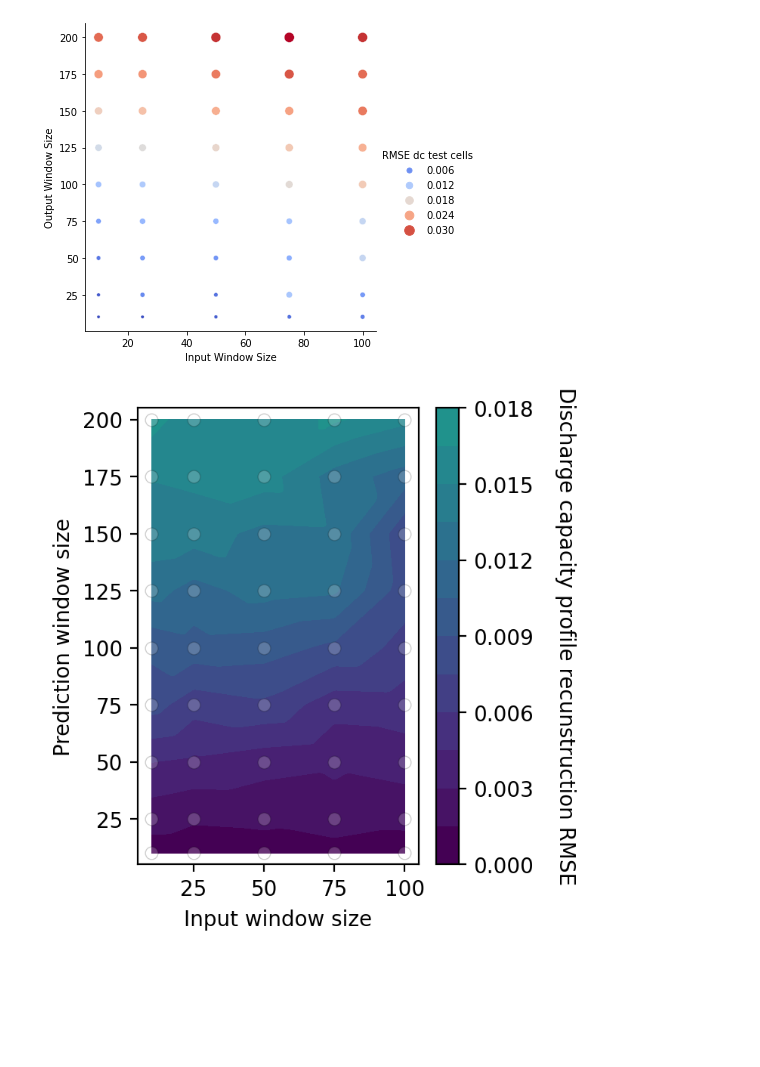
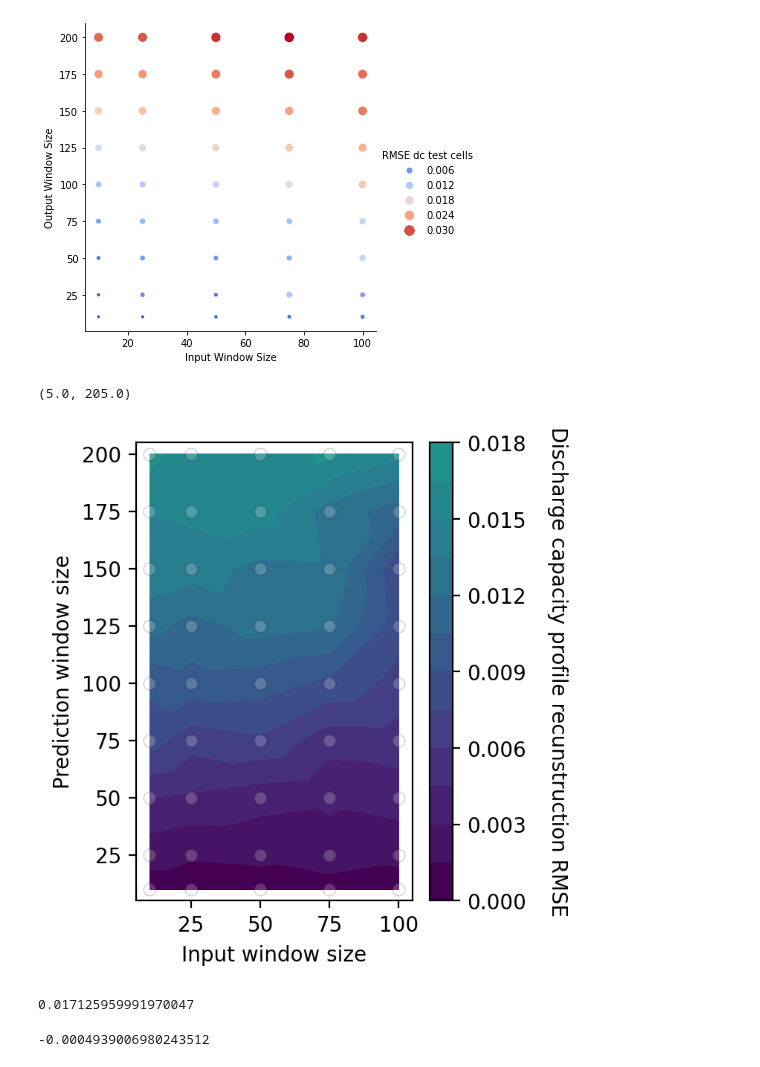
Before and after one commit to TRI-AMDD/bye-cycle, a Jupyter notebook: examples/DNN_model_cut_off.ipynb, the cells around one changed output. Drawn from its saved outputs; the diff is of its cells as text; code cells hidden in the pictures; blank space fills up the shorter version.

```diff
--- a/examples/DNN_model_cut_off.ipynb
+++ b/examples/DNN_model_cut_off.ipynb
@@ -672,34 +646,35 @@ sns.relplot(
 # %%
 import scipy.stats as sps
 xmin = 10
 xmax = 100
 ymin = 10
 ymax = 200
 X, Y = np.mgrid[xmin:xmax:100j, ymin:ymax:100j]
 fig, ax = plt.subplots(dpi=200, figsize=(3,4))
 
 from scipy.interpolate import griddata
 # npts = 1000
 px, py = np.random.choice(df['Input Window Size'], npts), np.random.choice(df['Output Window Size'], npts)
-Ti = griddata((df['Input Window Size'], df['Output Window Size']),df['RMSE dc test cells'], (X, Y), method='linear')
-im = ax.contourf(X, Y, Ti, levels=npts, vmin=vmin, vmax=vmax)
+Ti_DNN = griddata((df['Input Window Size'], df['Output Window Size']),df['RMSE dc test cells'], (X, Y), method='linear')
+im = ax.contourf(X, Y, Ti_DNN, levels=npts, vmin=vmin, vmax=vmax)
 
 sns.scatterplot(
     data=df,
     x=df['Input Window Size'], y=df['Output Window Size'],
 #     size=df['RMSE dc test cells']
     ax=ax,
     color='white',
     edgecolor='k',
     alpha = alpha
 )
 
 cbar = fig.colorbar( im, orientation='vertical')
 cbar.set_label('Discharge capacity profile recunstruction RMSE', rotation=270, labelpad=20)
 ax.set_xlabel('Input window size')
 ax.set_ylabel('Prediction window size')
 ax.set_xlim([xmin-5, xmax+5])
 ax.set_ylim([ymin-5, ymax+5])
-plt.savefig(f'../paper/CACHED_DATA/DNN/LFP/img/DNN_RMSE_cut_off_0.02.svg', dpi=400, transparent=False, bbox_inches='tight')
+# plt.savefig(f'../paper/CACHED_DATA/DNN/LFP/img/DNN_RMSE_cut_off_0.02.svg', dpi=400, transparent=False, bbox_inches='tight')
 # %% [output]
+(5.0, 205.0)
-[figure, old version]
+[figure, new version]
@@ -705,0 +683,8 @@ plt.savefig(f'../paper/CACHED_DATA/DNN/LFP/img/DNN_RMSE_cut_off_0.02.svg', dpi=4
+# %%
+max_error_DNN
+# %% [output]
+0.017125959991970047
+# %%
+diff_RMSE.min()
+# %% [output]
+-0.0004939006980243512
```
Also changed, not shown: parts of 8 cells of this notebook.
